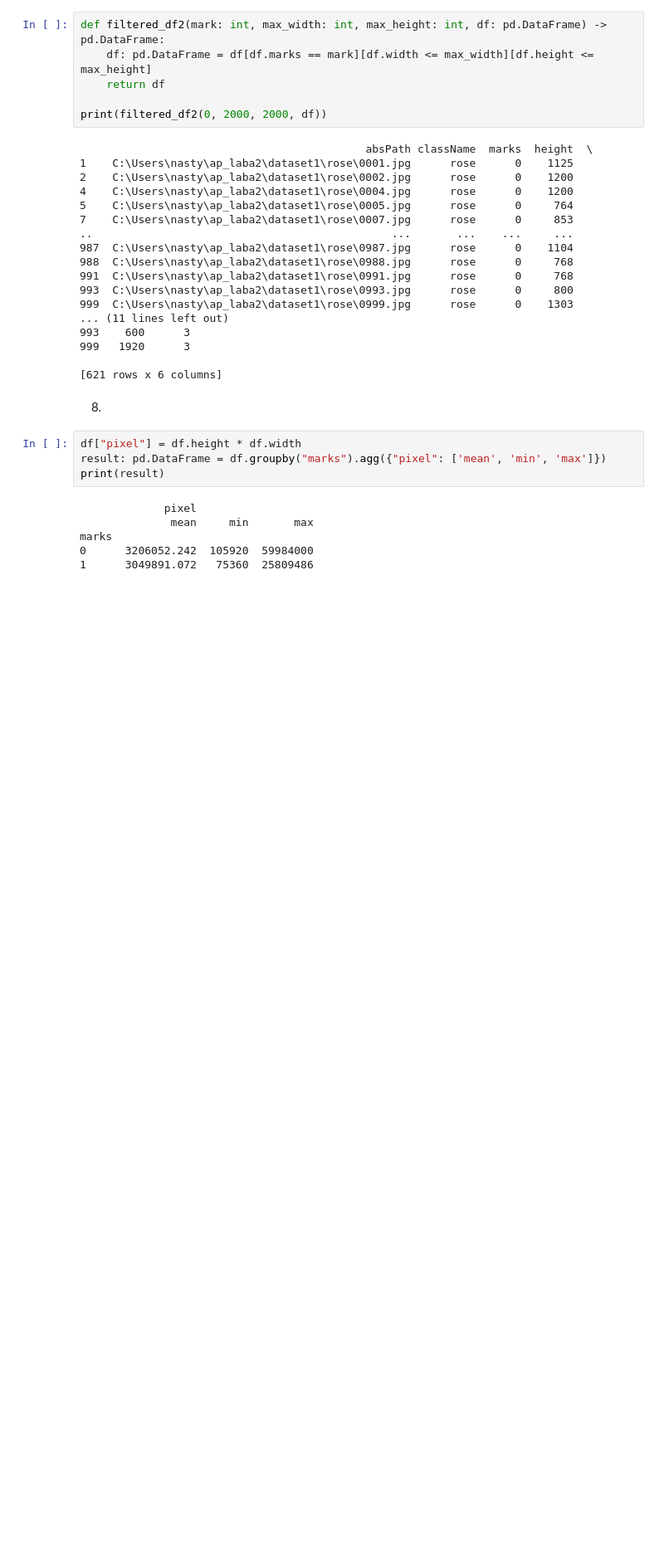
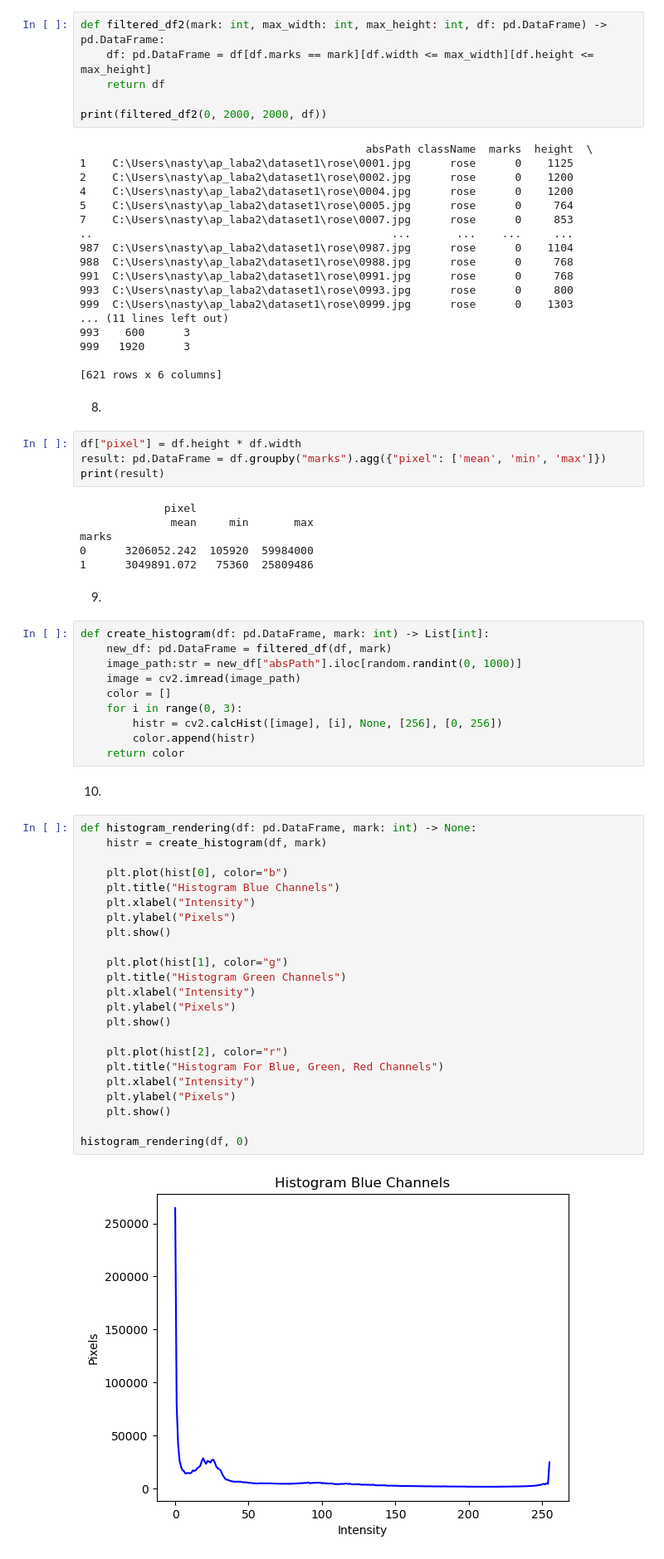
Before and after one commit to nastya1302/ap_laba4, a Jupyter notebook: note.ipynb, the cells around one changed output. Shown at 83% size. Cells and saved outputs as stored; diff of their text form; blank space fills up the shorter version.

```diff
--- a/note.ipynb
+++ b/note.ipynb
@@ -196,3 +199,42 @@ print(result)
 marks
 0      3206052.242  105920  59984000
 1      3049891.072   75360  25809486
+# %% [markdown]
+9.
+# %%
+def create_histogram(df: pd.DataFrame, mark: int) -> List[int]:
+    new_df: pd.DataFrame = filtered_df(df, mark)
+    image_path:str = new_df["absPath"].iloc[random.randint(0, 1000)]
+    image = cv2.imread(image_path)
+    color = []
+    for i in range(0, 3):
+        histr = cv2.calcHist([image], [i], None, [256], [0, 256])
+        color.append(histr)
+    return color
+# %% [markdown]
+10.
+# %%
+def histogram_rendering(df: pd.DataFrame, mark: int) -> None:
+    histr = create_histogram(df, mark)
+
+    plt.plot(hist[0], color="b")
+    plt.title("Histogram Blue Channels")
+    plt.xlabel("Intensity")
+    plt.ylabel("Pixels")
+    plt.show()
+
+    plt.plot(hist[1], color="g")
+    plt.title("Histogram Green Channels")
+    plt.xlabel("Intensity")
+    plt.ylabel("Pixels")
+    plt.show()
+
+    plt.plot(hist[2], color="r")
+    plt.title("Histogram For Blue, Green, Red Channels")
+    plt.xlabel("Intensity")
+    plt.ylabel("Pixels")
+    plt.show()
+
+histogram_rendering(df, 0)
+# %% [output]
+[figure, added]
```
Also changed, not shown: parts of 3 cells of this notebook.
